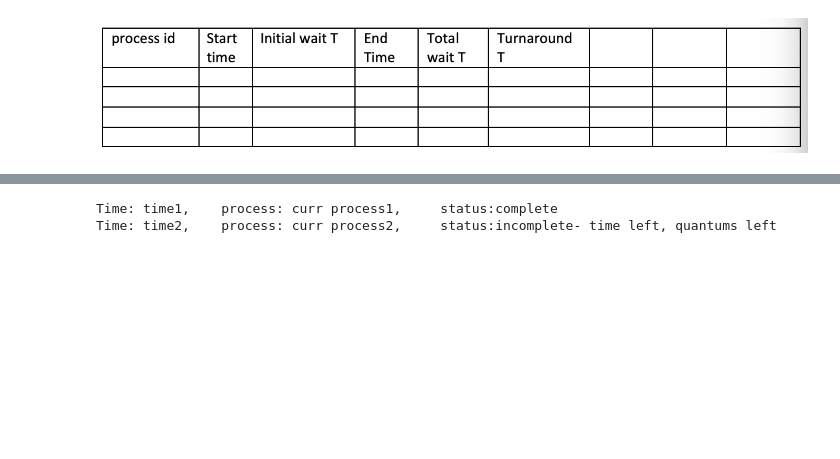
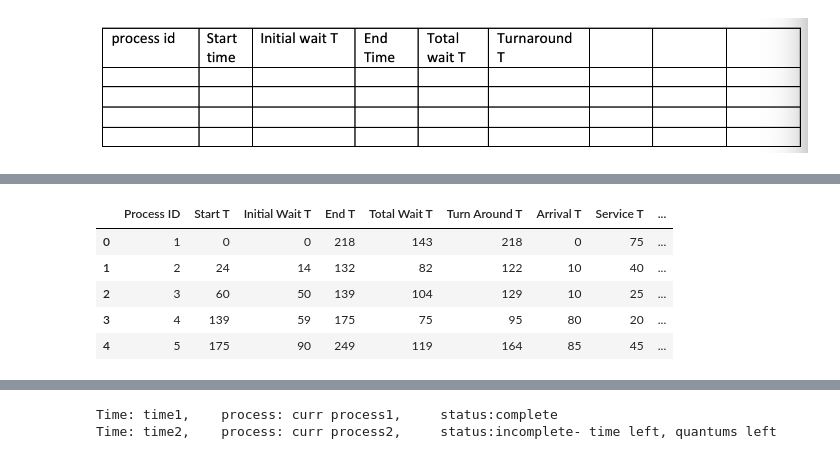
Before and after one commit to MarcoAxel/Operating-Systems-projects, a Jupyter notebook: RoundRobinGanttChartGenerator/RR_GanttChartt.ipynb, the cells around one changed output, grey strips where cells are left out. Saved outputs shown, nothing was run; the diff lists cells and outputs as text; code cells hidden in the pictures; blank space fills up the shorter version.

```diff
--- a/RoundRobinGanttChartGenerator/RR_GanttChartt.ipynb
+++ b/RoundRobinGanttChartGenerator/RR_GanttChartt.ipynb
@@ -30,0 +140,81 @@ Before you start coding think critically and write clearly:<br>
+# %%
+# Initialize variables
+quantum = 10
+context_switch = 2
+
+process_ID= [1,2,3,4,5]
+service_T = [75,40,25,20,45]
+arrival_T = [0,10,10,80,85]
+
+# Create the DataFrame
+import pandas as pd
+process_df = pd.DataFrame(columns=["Process ID", "Start T", "Initial Wait T", "End T", "Total Wait T", "Turn Around T", "Arrival T", "Service T", "Service T Left", "Status"])
+
+process_df["Process ID"] = process_ID
+process_df["Arrival T"] = arrival_T
+process_df["Service T"] = service_T
+process_df["Service T Left"] = service_T
+process_df["Status"] = "Has not arrived"
+
+# Initialize queues
+ready_queue = []
+service_queue = []
+
+time = 0  # Start time
+
+# Function to update the ready queue
+def update_ready_queue():
+    global ready_queue
+    for index, row in process_df.iterrows():
+        if row["Arrival T"] <= time and row["Status"] == "Has not arrived":
+            ready_queue.append(row["Process ID"])
+            process_df.loc[index, "Status"] = "Has Arrived, moving to service queue"
+
+# Function to service the service queue
+def service_service_queue():
+    global time, service_queue
+    for index, row in process_df[process_df["Process ID"].isin(service_queue)].iterrows():
+        if pd.isnull(row["Start T"]): #If this is the firt time a processes is serviced, set "Start T" = time (current time)
+            process_df.loc[index,"Start T"] = time # Set start time
+            process_df.loc[index, "Initial Wait T"] = time - row["Arrival T"] # Calculate initial wait time
+            print("Time:", time,"Starting Process:", row["Process ID"],"Time Left:", row["Service T Left"])
+        #updating the status to "In service"
+        process_df.loc[index, "Status"] = "In Service"
+
+        if row["Service T Left"] > quantum:  # Case 1: Service time > quantum
+            time += quantum + context_switch
+            process_df.loc[index, "Service T Left"] -= quantum
+            # Move process to the back of the queue
+            service_queue.append(service_queue.pop(0))
+            #print("Time:", time, "Servicing Process ID number:", row["Process ID"],"Time Left:", row["Service T Left", "Status:", row["Status"]])
+            print("Time:", time, "Servicing Process ID number:", row["Process ID"], "Time Left:",process_df.loc[index, "Service T Left"], "Status:", process_df.loc[index, "Status"])
+
+        else:  # Case 2: Service time < or equal to quantum, meaning it will be completed
+            time += row["Service T Left"]
+            time+= context_switch
+            process_df.loc[index, "Service T Left"] = 0
+            process_df.loc[index, "Status"] = "Completed"
+            process_df.loc[index, "End T"] = time
+            #process_df.loc[index, "Turn Around T"] = row["End T"]- row["Arrival T"]
+            process_df.loc[index, "Turn Around T"] = process_df.loc[index, "End T"] - process_df.loc[index, "Arrival T"]
+            #process_df.loc[index, "Total Wait T"] = row["Turn Around T"] - row["Service T"]
+            process_df.loc[index, "Total Wait T"] = process_df.loc[index, "Turn Around T"] - process_df.loc[index, "Service T"]
+            service_queue.pop(0)  # Remove process from the queue
+            print("Time:", time,"Servicing Proces ID number:", row["Process ID"],"Time Left:", process_df.loc[index, "Service T Left"], "Status:", process_df.loc[index, "Status"])
+
+
+
+# Main simulation loop
+while not process_df["Status"].eq("Completed").all():
+    update_ready_queue()
+    if ready_queue:
+        service_queue.append(ready_queue.pop(0))  # Move process from ready to service queue
+    if service_queue:
+        service_service_queue()
+    else:
+        # If no processes are in the service queue, increment time to the next arrival
+        next_arrival_time = process_df.loc[process_df["Status"] == "Has not arrived", "Arrival T"].min()
+        if not pd.isnull(next_arrival_time) and next_arrival_time > time:
+            time = next_arrival_time
+process_df
+# %% [output]
@@ -30,0 +238,6 @@ Before you start coding think critically and write clearly:<br>
+|  | Process ID | Start T | Initial Wait T | End T | Total Wait T | Turn Around T | Arrival T | Service T | ... |
+| 0 | 1 | 0 | 0 | 218 | 143 | 218 | 0 | 75 | ... |
+| 1 | 2 | 24 | 14 | 132 | 82 | 122 | 10 | 40 | ... |
+| 2 | 3 | 60 | 50 | 139 | 104 | 129 | 10 | 25 | ... |
+| 3 | 4 | 139 | 59 | 175 | 75 | 95 | 80 | 20 | ... |
+| 4 | 5 | 175 | 90 | 249 | 119 | 164 | 85 | 45 | ... |
```
Also changed, not shown: parts of 20 cells of this notebook.
